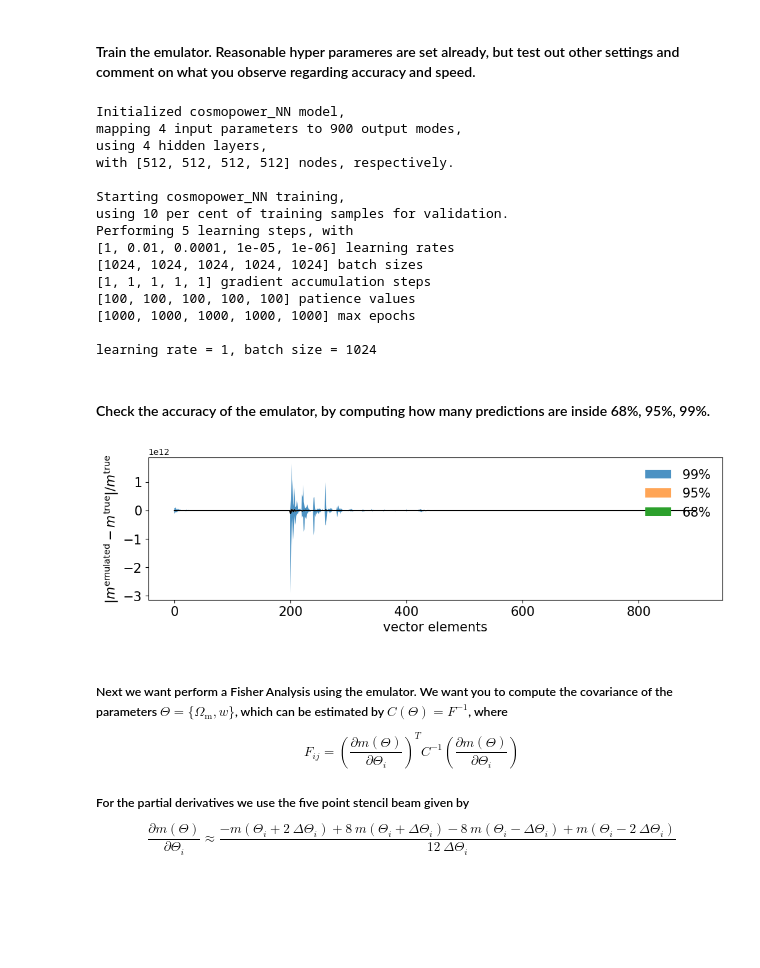
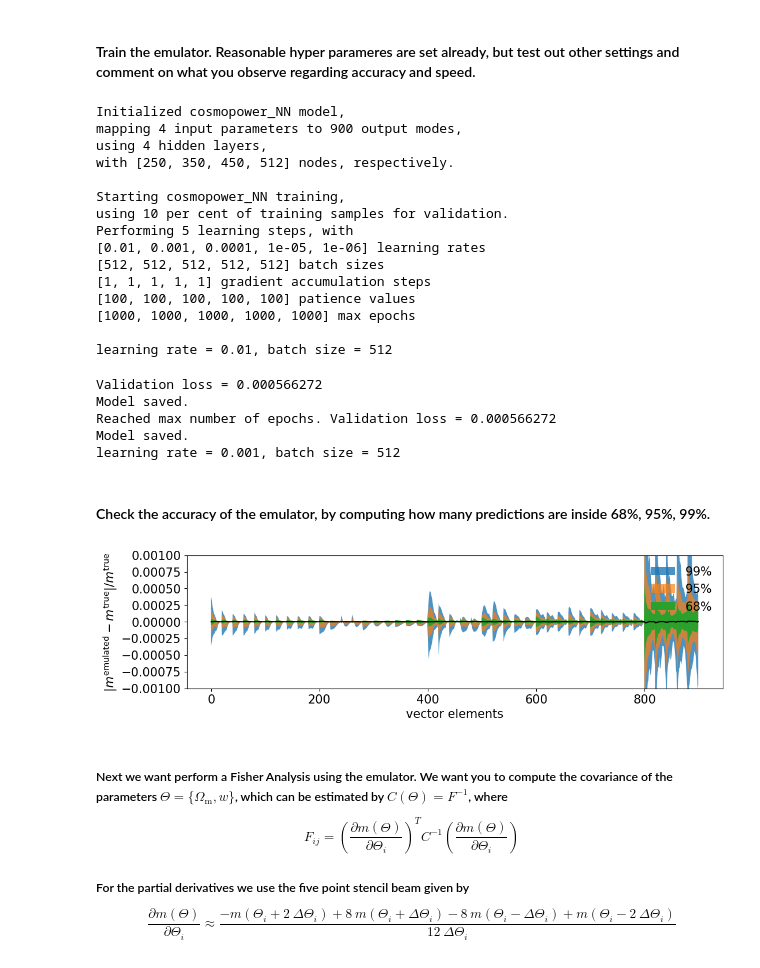
Before and after one commit to TheShak5/UWAstroStats, a Jupyter notebook: projects/2ptstat-analysis/assignments/assignment2_DarshakPatel.ipynb, the cells around one changed output. Cells and saved outputs as stored; diff of their text form; code cells hidden in the pictures; blank space fills up the shorter version.

Commit message:
the plot looks better?!?

```diff
--- a/projects/2ptstat-analysis/assignments/assignment2_DarshakPatel.ipynb
+++ b/projects/2ptstat-analysis/assignments/assignment2_DarshakPatel.ipynb
@@ -60,6 +60,7 @@ print(train_features.shape)
 #### Train the emulator. Reasonable hyper parameres are set already, but test out other settings and comment on what you observe regarding accuracy and speed.
 # %%
 # Try divings the train_features by the standard deviation
+"""features_modified = train_features / np.std(train_features)"""
 
 # Try normalizing everything between 0 and 1. So subtract the minimum and divide by the max
 minimum_feature = np.min(train_features)
@@ -70,11 +71,11 @@ features_modified = features_modified/maximum_feaure
 
 #These premodifications are not necessary but might improve the accuracy
 #Here you can try to modify the training features in advance
-#features_modified = train_features
+#features_modified = train_features + 1
 
 cp_nn = cosmopower_NN(parameters=list(parameters.keys()),
                     modes=np.linspace(-1,1,train_features.shape[1]),
-                    n_hidden = [ 512, 512, 512, 512], # This you should modify. In this exmaple we use three layers with 4, 5 and 6 nodes. Is this enough?
+                    n_hidden = [ 250, 350, 450, 512], # This you should modify. In this exmaple we use three layers with 4, 5 and 6 nodes. Is this enough?
                     verbose=True, # useful to understand the different steps in initialisation and training
                     )
 
@@ -87,9 +88,9 @@ with tf.device(device):
                 # cooling schedule
                 validation_split=0.1, # The precentage from train sample that is used for the validation
 
-                learning_rates=[1, 1e-2, 1e-4, 1e-5, 1e-6], # the different leanring rates. This need to be adjusted
+                learning_rates=[1e-2, 1e-3, 1e-4, 1e-5, 1e-6], # the different leanring rates. This need to be adjusted
 
-                batch_sizes=[1024, 1024, 1024, 1024, 1024], # the number for models that are used to adjust the NN parameters
+                batch_sizes=[512, 512, 512, 512, 512], # the number for models that are used to adjust the NN parameters
                 # the batch size is the number of samples from the training set to pass through the Neural Network. Generally, lower batch sizes
                 # leads to less accurate estimates of the gradient which impacts the overal loss and accuracy of the NN
 
@@ -103,56 +104,61 @@ with tf.device(device):
 Initialized cosmopower_NN model,
 mapping 4 input parameters to 900 output modes,
 using 4 hidden layers,
-with [512, 512, 512, 512] nodes, respectively.
+with [250, 350, 450, 512] nodes, respectively.
 
 Starting cosmopower_NN training,
 using 10 per cent of training samples for validation.
 Performing 5 learning steps, with
-[1, 0.01, 0.0001, 1e-05, 1e-06] learning rates
-[1024, 1024, 1024, 1024, 1024] batch sizes
+[0.01, 0.001, 0.0001, 1e-05, 1e-06] learning rates
+[512, 512, 512, 512, 512] batch sizes
 [1, 1, 1, 1, 1] gradient accumulation steps
 [100, 100, 100, 100, 100] patience values
 [1000, 1000, 1000, 1000, 1000] max epochs
 
-learning rate = 1, batch size = 1024
+learning rate = 0.01, batch size = 512
+Validation loss = 0.000566272
+Model saved.
+Reached max number of epochs. Validation loss = 0.000566272
+Model saved.
+learning rate = 0.001, batch size = 512
 # %%
 # Checking the version of Tensorflow
 # tf.__version__
 # %% [markdown]
 #### Check the accuracy of the emulator, by computing how many predictions are inside 68%, 95%, 99%.
 # %%
-emulated_features = cp_nn.predictions_np(test_params)
+emulated_features = cp_nn.predictions_np(test_params) #* np.std(train_features)
 # if you modified the training features you need to convert back the output back the original data vectors
 
 emulated_features = emulated_features + minimum_feature
 emulated_features = emulated_features*maximum_feaure
 
-diff=(emulated_features/test_features-1) # Measure the relative difference between test sample and the emualted models
+diff=(emulated_features/(test_features)-1) # Measure the relative difference between test sample and the emualted models
 
 mean_diff = np.mean(diff,0)
 percentiles1 = np.percentile(diff, [50-34, 50+34],axis=0)
 percentiles2 = np.percentile(diff, [50-(95/2), 50+(95/2)], axis=0)
 percentiles3 = np.percentile(diff, [50-(99/2), 50+(99/2)], axis=0)
 bins=range(diff.shape[1])
 
 # print(bins)
 # print(percentiles1[0])
 # print(percentiles1[1])
 
 plt.figure(figsize=(12, 3),dpi=100)
 plt.fill_between(bins, percentiles3[0], percentiles3[1], label = '$99\%$', alpha=0.8)
 plt.fill_between(bins, percentiles2[0], percentiles2[1], label = '$95\%$', alpha = 0.7)
 plt.fill_between(bins, percentiles1[0], percentiles1[1], label = '$68\%$', alpha = 1)
 plt.plot(bins, mean_diff,'-',color='black')
 plt.xticks(fontsize=15)
 plt.yticks(fontsize=15)
 plt.legend(frameon=False, fontsize=15, loc='upper right')
 plt.ylabel(r'$| m^{\mathrm{emulated}} - m^{\mathrm{true}}|/  m^{\mathrm{true}}$', fontsize=15)
 plt.xlabel(r'vector elements',  fontsize=15)
-#plt.ylim(-0.001,0.001)
+plt.ylim(-0.001,0.001)
 plt.show()
 # %% [output]
-[figure, old version]
+[figure, new version]
 # %% [markdown]
 ##### Next we want perform a Fisher Analysis using the emulator. We want you to compute the covariance of the parameters $\Theta = \{\Omega_\mathrm{m},w\}$, which can be estimated by $C(\Theta) = F^{-1}$, where $$F_{ij}= \left(\frac{\partial m(\Theta)}{\partial \Theta_i}\right)^{T} C^{-1} \left(\frac{\partial m(\Theta)}{\partial \Theta_i}\right)$$
 ##### For the partial derivatives we use the five point stencil beam given by $$\frac{\partial m(\Theta)}{\partial \Theta_i}\approx \frac{-m(\Theta_i + 2\ \Delta \Theta_i) + 8 \ m(\Theta_i +  \Delta \Theta_i) - 8 \ m(\Theta_i - \Delta \Theta_i) + m(\Theta_i - 2\ \Delta \Theta_i)}{12 \ \Delta \Theta_i }$$
```
Also changed, not shown: parts of 1 cell of this notebook, 1 other file.
